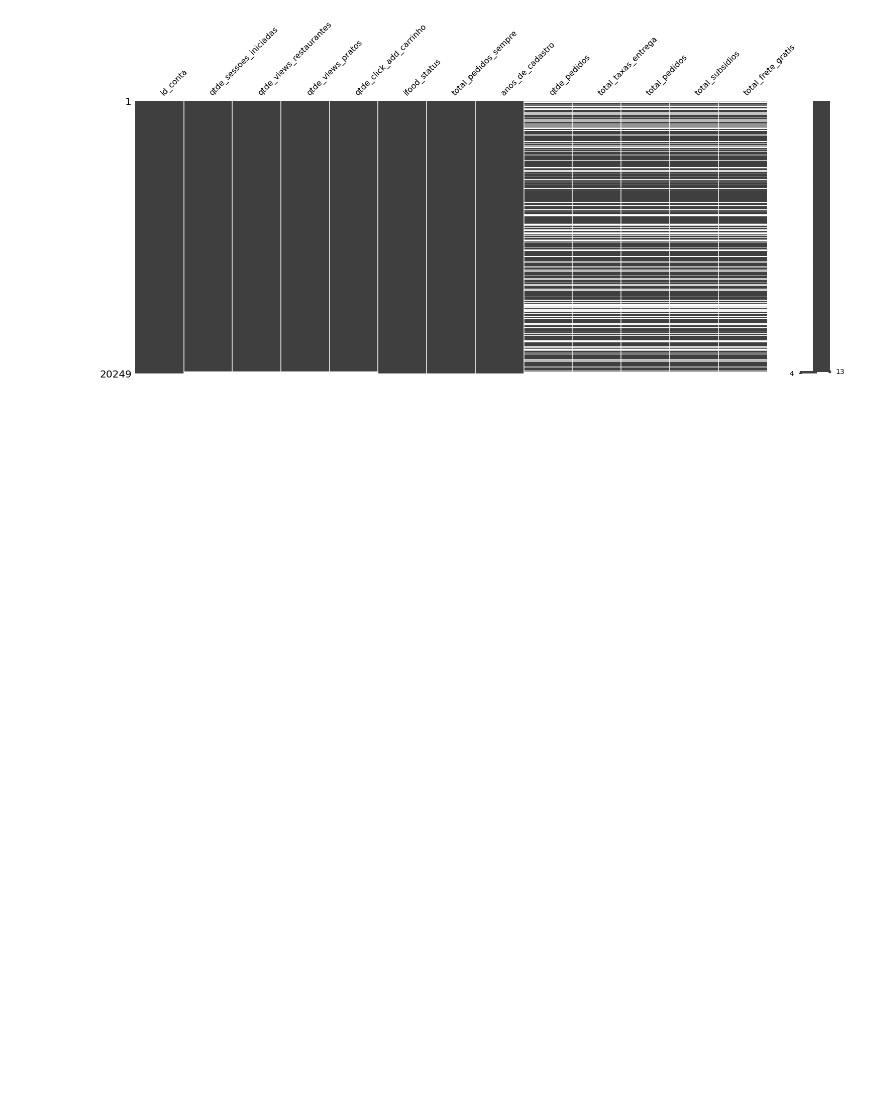
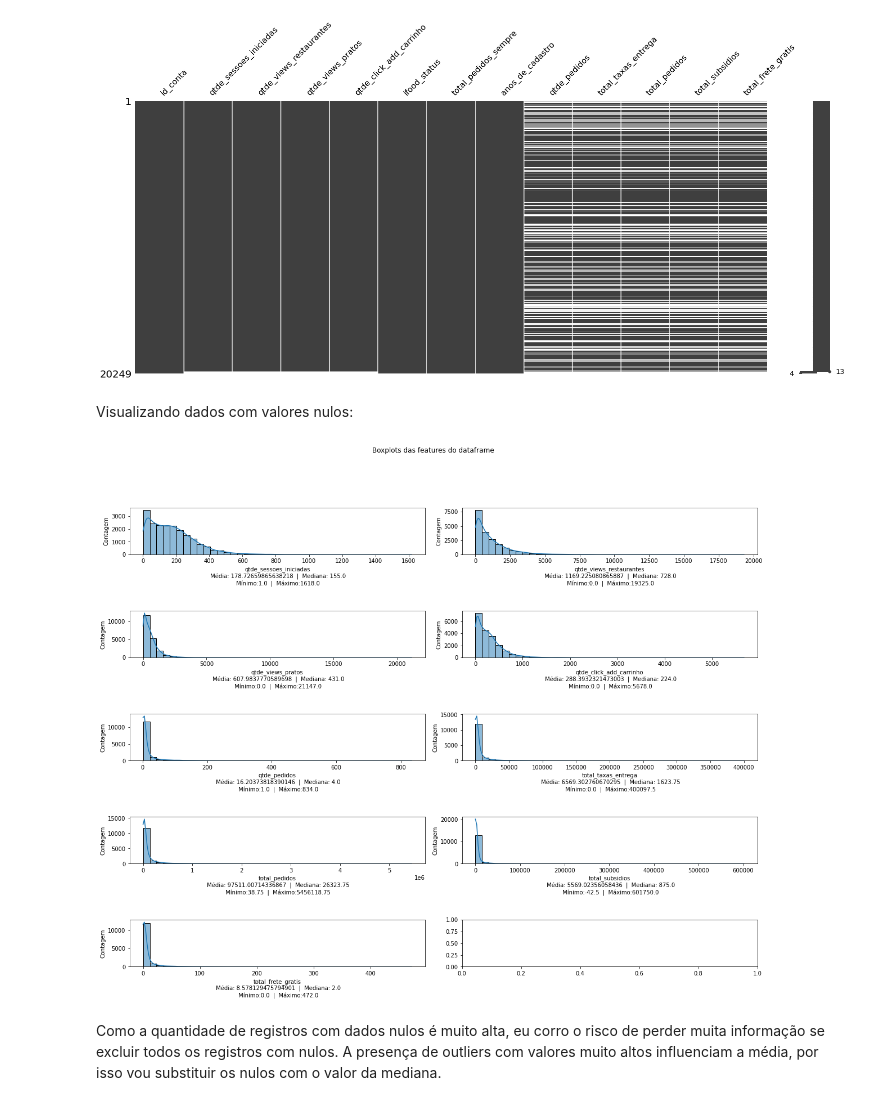
Before and after one commit to casjunior93/Desafio-Tera---Clusteriza-o, a Jupyter notebook: Desafio_Tera_e_Ifood_Clusterização.ipynb, the cells around one changed output. Cells and saved outputs as stored; diff of their text form; code cells hidden in the pictures; blank space fills up the shorter version.

```diff
--- a/Desafio_Tera_e_Ifood_Clusterização.ipynb
+++ b/Desafio_Tera_e_Ifood_Clusterização.ipynb
@@ -706,3 +710,35 @@ msno.matrix(df_completo)
 # %% [output]
 <matplotlib.axes._subplots.AxesSubplot at 0x...>
 [figure]
+# %% [markdown]
+Visualizando dados com valores nulos:
+# %%
+def plota_hist(df):
+  colunas = df.columns
+  colunas_ar = colunas.to_numpy()
+  qtde_colunas = len(colunas)
+  if qtde_colunas % 2 != 0:
+    colunas_ar = np.append(colunas_ar, 'vazio')
+
+  matriz = colunas_ar.reshape(-1,2)
+
+  fig, axes = plt.subplots(matriz.shape[0], 2, figsize = (20,15))
+  fig.subplots_adjust(hspace=1.2, wspace=0.125)
+  fig.suptitle('Boxplots das features do dataframe')
+
+  for idx, x in np.ndenumerate(matriz):
+    if x != 'vazio':
+      sns.histplot(ax=axes[idx[0], idx[1]], x=df[x], kde=True, bins=40)
+      axes[idx[0], idx[1]].tick_params(axis='x')
+      axes[idx[0], idx[1]].set(xlabel= x + '\n Média: ' + str(df[x].mean()) + '  |  Mediana: ' + str(df[x].median())
+        + '\n Mínimo:' + str(df[x].min()) + '  |  Máximo:' + str(df[x].max()), ylabel='Contagem')
+
+  plt.show();
+
+df_copy = df_completo.copy()
+df_copy.drop(['id_conta', 'ifood_status', 'total_pedidos_sempre', 'anos_de_cadastro'], axis='columns', inplace=True)
+plota_hist(df_copy)
+# %% [output]
+[figure, added]
+# %% [markdown]
+Como a quantidade de registros com dados nulos é muito alta, eu corro o risco de perder muita informação se excluir todos os registros com nulos. A presença de outliers com valores muito altos influenciam a média, por isso vou substituir os nulos com o valor da mediana.
```
Also changed, not shown: parts of 35 cells of this notebook.
